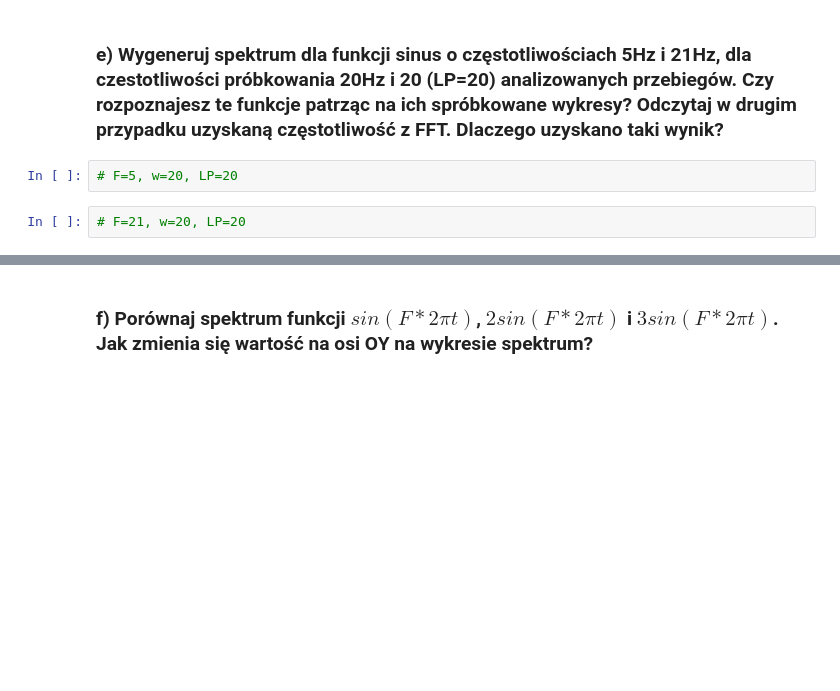
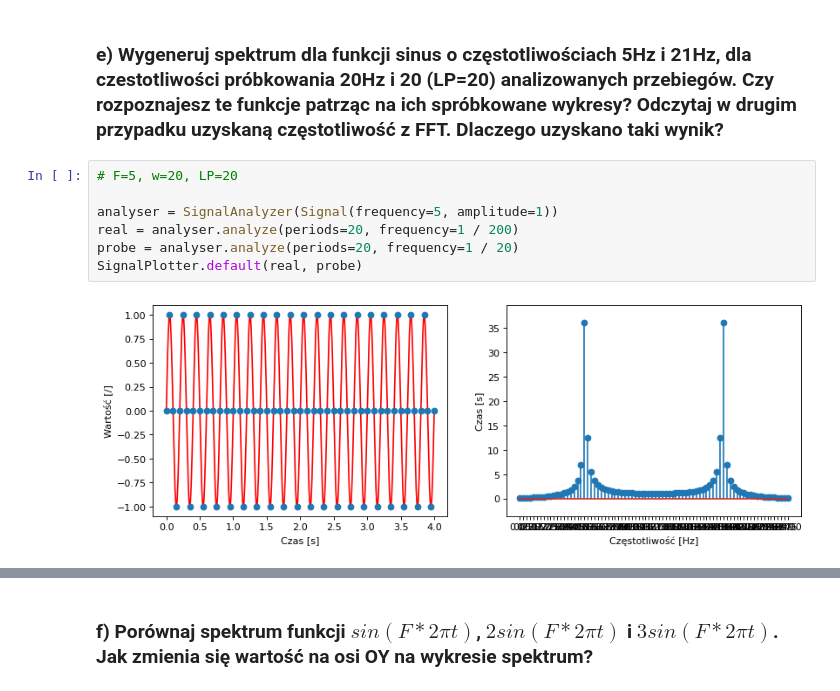
Before and after one commit to Mimikkk/__kck-2021, a Jupyter notebook: lab-6-sound-manipulation/sound-detection.ipynb, the cells around one changed output, grey strips where cells are left out. Drawn from its saved outputs; the diff is of its cells as text; blank space fills up the shorter version.

```diff
--- a/lab-6-sound-manipulation/sound-detection.ipynb
+++ b/lab-6-sound-manipulation/sound-detection.ipynb
@@ -128,6 +163,11 @@ SignalPlotter.default(real, probe)
 # %% [markdown]
 ### e) Wygeneruj spektrum dla funkcji sinus o częstotliwościach 5Hz i 21Hz, dla czestotliwości próbkowania 20Hz i 20 (LP=20) analizowanych przebiegów. Czy rozpoznajesz te funkcje patrząc na ich spróbkowane wykresy? Odczytaj w drugim przypadku uzyskaną częstotliwość z FFT. Dlaczego uzyskano taki wynik?
-# %%
-# F=5, w=20, LP=20
-# %%
-# F=21, w=20, LP=20
+# %%
+# F=5, w=20, LP=20
+
+analyser = SignalAnalyzer(Signal(frequency=5, amplitude=1))
+real = analyser.analyze(periods=20, frequency=1 / 200)
+probe = analyser.analyze(periods=20, frequency=1 / 20)
+SignalPlotter.default(real, probe)
+# %% [output]
+[figure, added]
```
Also changed, not shown: parts of 37 cells of this notebook.
